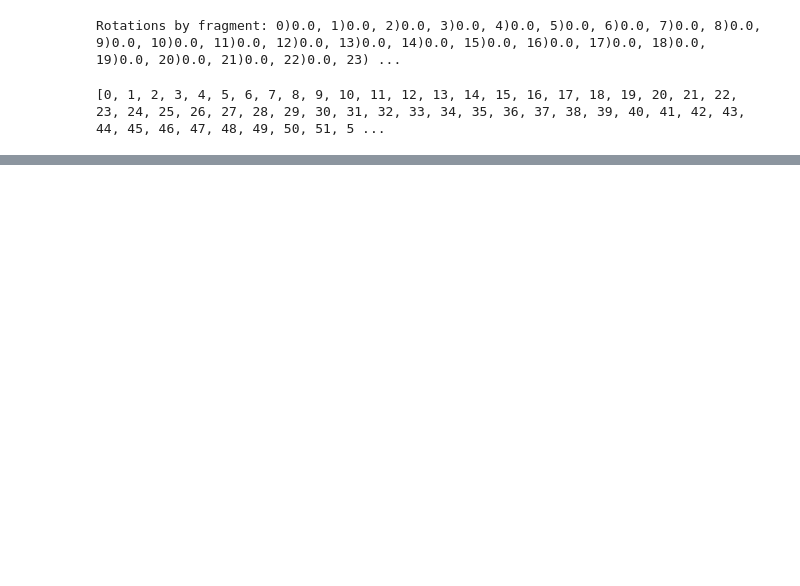
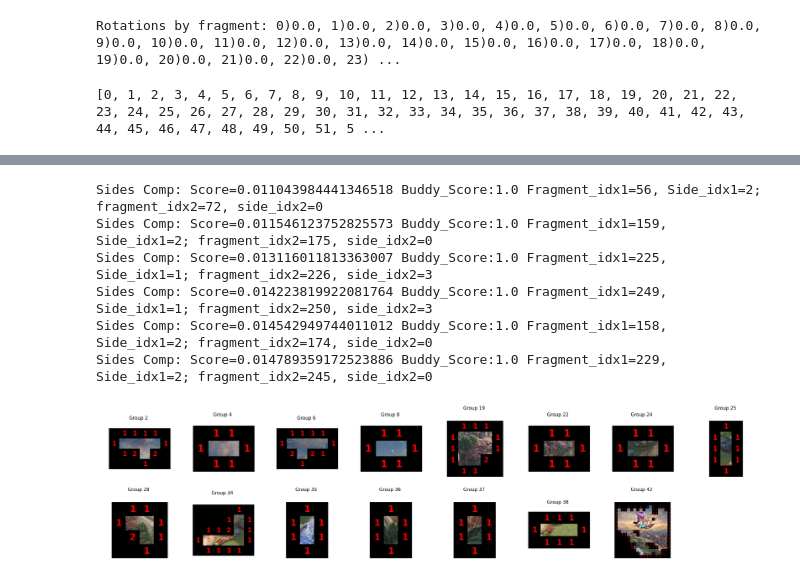
Before and after one commit to ilinca-ana-moraru/PuzzleColorMatching, a Jupyter notebook: pasting.ipynb, the cells around one changed output, grey strips where cells are left out. Drawn from its saved outputs; the diff is of its cells as text; code cells hidden in the pictures; blank space fills up the shorter version.

```diff
--- a/pasting.ipynb
+++ b/pasting.ipynb
@@ -120,3 +129,13 @@ Sides Comp: Score=0.06998784814446023 Buddy_Score:2.2983393455299588 Fragment_id
+# %%
+groups, fragments, fragment_idx_to_group_idx = merge_where_obvious(safe_clasic_score_one_image_passing, no_mean_score, sorted_sides_comparisons)
+# %% [output]
+Sides Comp: Score=0.011043984441346518 Buddy_Score:1.0 Fragment_idx1=56, Side_idx1=2; fragment_idx2=72, side_idx2=0
+Sides Comp: Score=0.011546123752825573 Buddy_Score:1.0 Fragment_idx1=159, Side_idx1=2; fragment_idx2=175, side_idx2=0
+Sides Comp: Score=0.013116011813363007 Buddy_Score:1.0 Fragment_idx1=225, Side_idx1=1; fragment_idx2=226, side_idx2=3
+Sides Comp: Score=0.014223819922081764 Buddy_Score:1.0 Fragment_idx1=249, Side_idx1=1; fragment_idx2=250, side_idx2=3
+Sides Comp: Score=0.014542949744011012 Buddy_Score:1.0 Fragment_idx1=158, Side_idx1=2; fragment_idx2=174, side_idx2=0
+Sides Comp: Score=0.014789359172523886 Buddy_Score:1.0 Fragment_idx1=229, Side_idx1=2; fragment_idx2=245, side_idx2=0
+[figure, added]
 # %%
 groups, fragments, fragment_idx_to_group_idx = solve_groups_safe(groups, fragments, fragment_idx_to_group_idx)
 show_all_groups(groups, fragments, fragment_idx_to_group_idx, 0)
```
Also changed, not shown: parts of 5 cells of this notebook, 1 other file.
